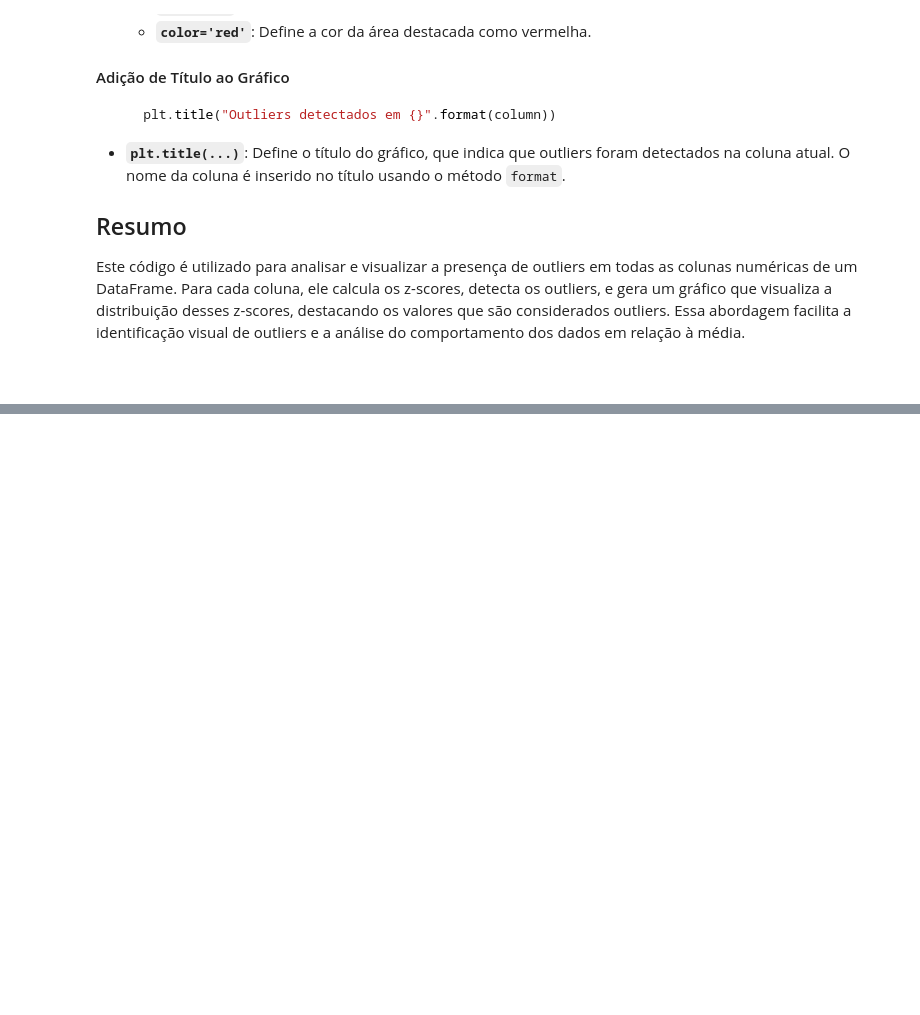
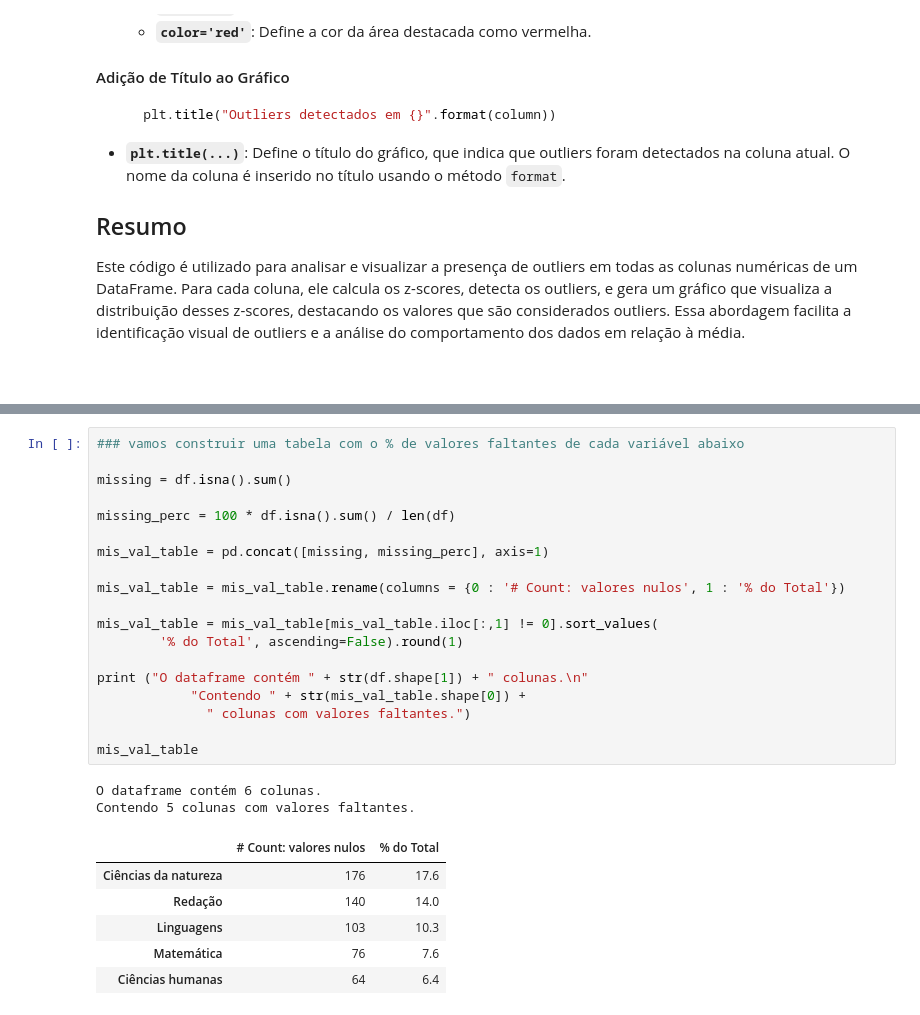
Before and after one commit to naticost/DataAnalytics, a Jupyter notebook: Estastitica/EstudoFrequencia.ipynb, the cells around one changed output, grey strips where cells are left out. Drawn from its saved outputs; the diff is of its cells as text; blank space fills up the shorter version.

```diff
--- a/Estastitica/ExercicioFrequencia.ipynb
+++ b/Estastitica/EstudoFrequencia.ipynb
@@ -442,0 +576,28 @@ Este código é utilizado para analisar e visualizar a presença de outliers em
+# %%
+### vamos construir uma tabela com o % de valores faltantes de cada variável abaixo
+
+missing = df.isna().sum()
+
+missing_perc = 100 * df.isna().sum() / len(df)
+
+mis_val_table = pd.concat([missing, missing_perc], axis=1)
+
+mis_val_table = mis_val_table.rename(columns = {0 : '# Count: valores nulos', 1 : '% do Total'})
+
+mis_val_table = mis_val_table[mis_val_table.iloc[:,1] != 0].sort_values(
+        '% do Total', ascending=False).round(1)
+
+print ("O dataframe contém " + str(df.shape[1]) + " colunas.\n"
+            "Contendo " + str(mis_val_table.shape[0]) +
+              " colunas com valores faltantes.")
+
+mis_val_table
+# %% [output]
+O dataframe contém 6 colunas.
+Contendo 5 colunas com valores faltantes.
+|  | # Count: valores nulos | % do Total |
+| Ciências da natureza | 176 | 17.6 |
+| Redação | 140 | 14.0 |
+| Linguagens | 103 | 10.3 |
+| Matemática | 76 | 7.6 |
+| Ciências humanas | 64 | 6.4 |
```
Also changed, not shown: parts of 7 cells of this notebook, 1 other file.
